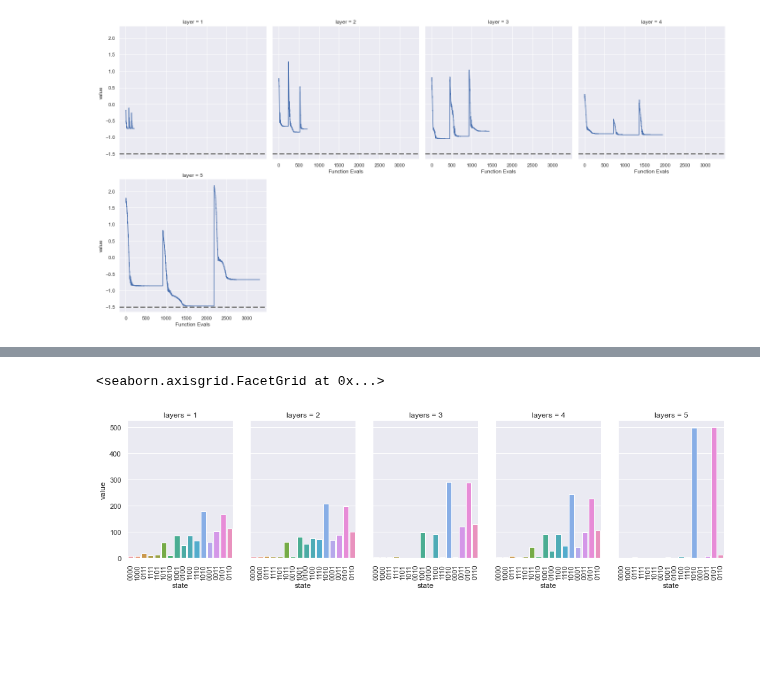
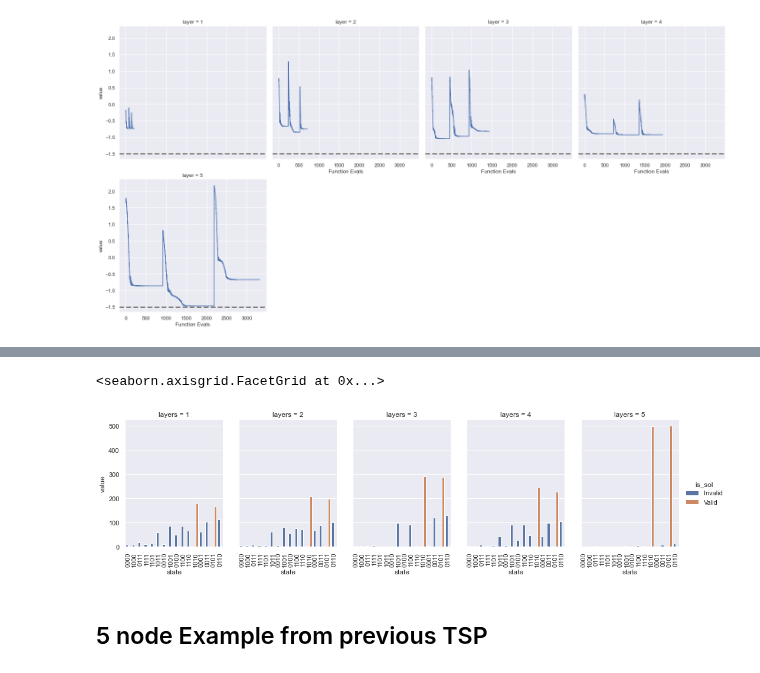
Before and after one commit to vivekkatial/HAQC, a Jupyter notebook: notebooks/10-solving-maxcut-using-qaoa.ipynb, the cells around one changed output, grey strips where cells are left out. Drawn from its saved outputs; the diff is of its cells as text; code cells hidden in the pictures; blank space fills up the shorter version.

```diff
--- a/notebooks/10-solving-maxcut-using-qaoa.ipynb
+++ b/notebooks/10-solving-maxcut-using-qaoa.ipynb
@@ -247,4 +251,4 @@ def is_solution(state):
         return 'Valid'
     else:
         return 'Invalid'
-d_sols['']
+d_sols['is_sol'] = d_sols['state'].apply(is_solution)
@@ -269,6 +255,8 @@ TypeError: set_ticks() got an unexpected keyword argument 'rot'
 # %%
-g = sns.catplot(x="state", y="value", col="layers", data=d_sols, kind="bar", height=4, aspect=.7)
+g = sns.catplot(x="state", y="value", col="layers",hue='is_sol', data=d_sols, kind="bar", height=4, aspect=.7)
 g.set_xticklabels(rotation=90)
 # %% [output]
 <seaborn.axisgrid.FacetGrid at 0x...>
-[figure, old version]
+[figure, new version]
+# %% [markdown]
+## 5 node Example from previous TSP
```
Also changed, not shown: parts of 17 cells of this notebook.
